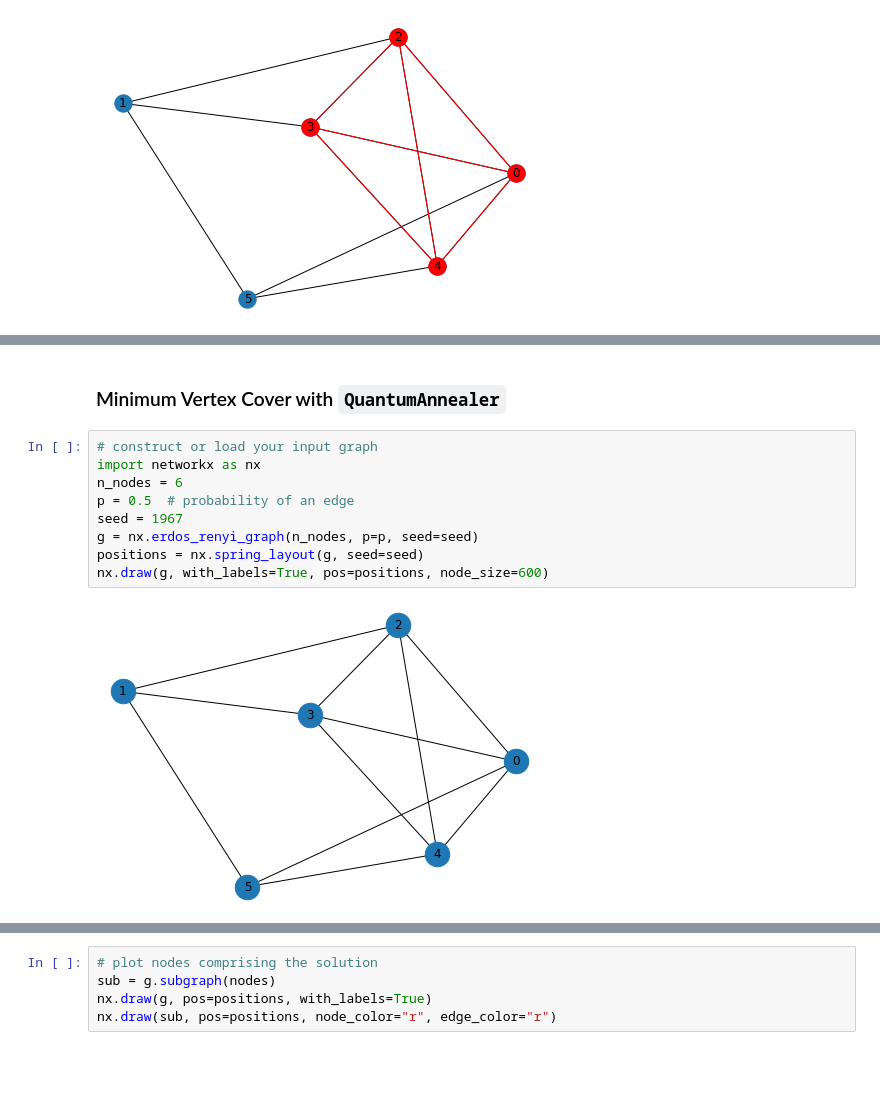
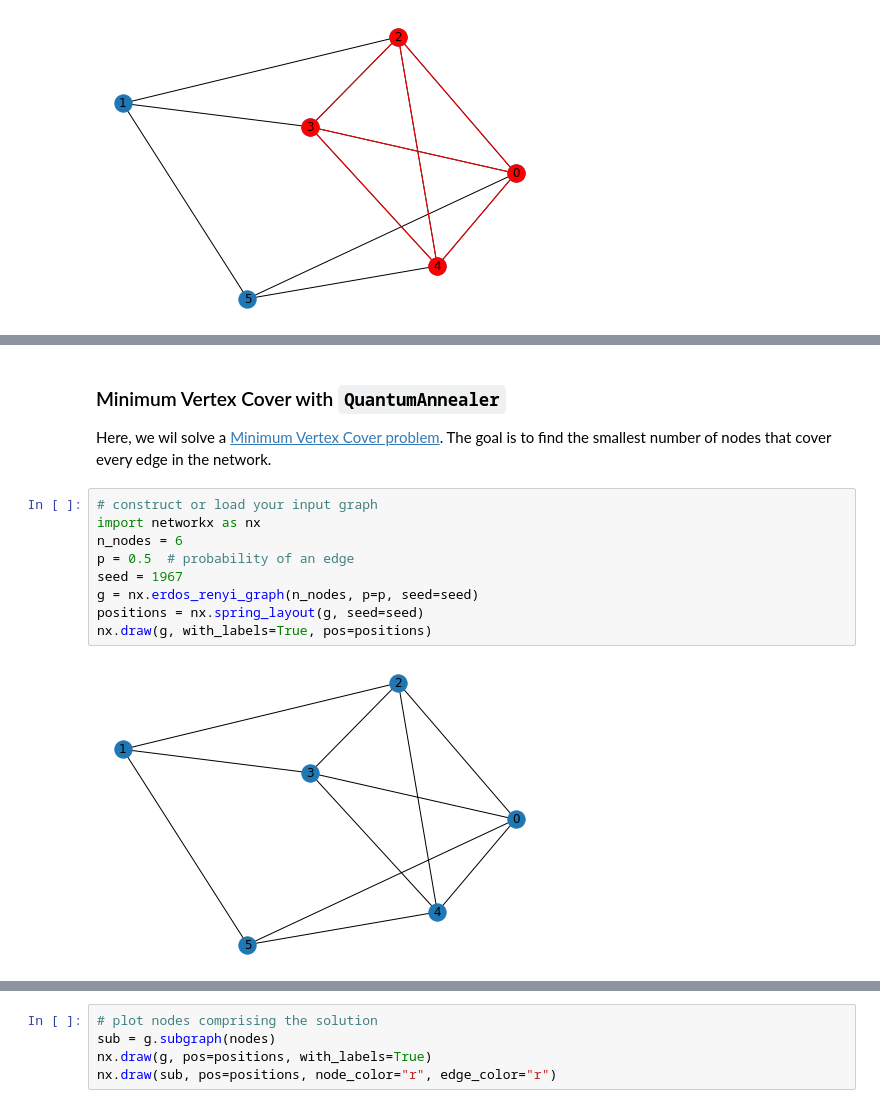
Before and after one commit to amaiya/quixotic, a Jupyter notebook: nbs/99a_examples_quantum_annealing.ipynb, the cells around one changed output, grey strips where cells are left out. Drawn from its saved outputs; the diff is of its cells as text; blank space fills up the shorter version.

```diff
--- a/nbs/99a_examples_quantum_annealing.ipynb
+++ b/nbs/99a_examples_quantum_annealing.ipynb
@@ -50,17 +53,19 @@ weighted_maximum_cut
 traveling_salesperson
-# %% [markdown]
-### Minimum Vertex Cover with `QuantumAnnealer`
+# %% [markdown]
+### Minimum Vertex Cover with `QuantumAnnealer`
+
+Here, we wil solve a [Minimum Vertex Cover problem](https://en.wikipedia.org/wiki/Vertex_cover). The goal is to find the smallest number of nodes that cover every edge in the network.
 # %%
 # construct or load your input graph
 import networkx as nx
 n_nodes = 6
 p = 0.5  # probability of an edge
 seed = 1967
 g = nx.erdos_renyi_graph(n_nodes, p=p, seed=seed)
 positions = nx.spring_layout(g, seed=seed)
-nx.draw(g, with_labels=True, pos=positions, node_size=600)
+nx.draw(g, with_labels=True, pos=positions)
 # %% [output]
-[figure, old version]
+[figure, new version]
 # %%
 # approximate a solution using QAOA and extract results
 from quixotic.core import QuantumAnnealer
```
Also changed, not shown: parts of 7 cells of this notebook, 8 other files.
